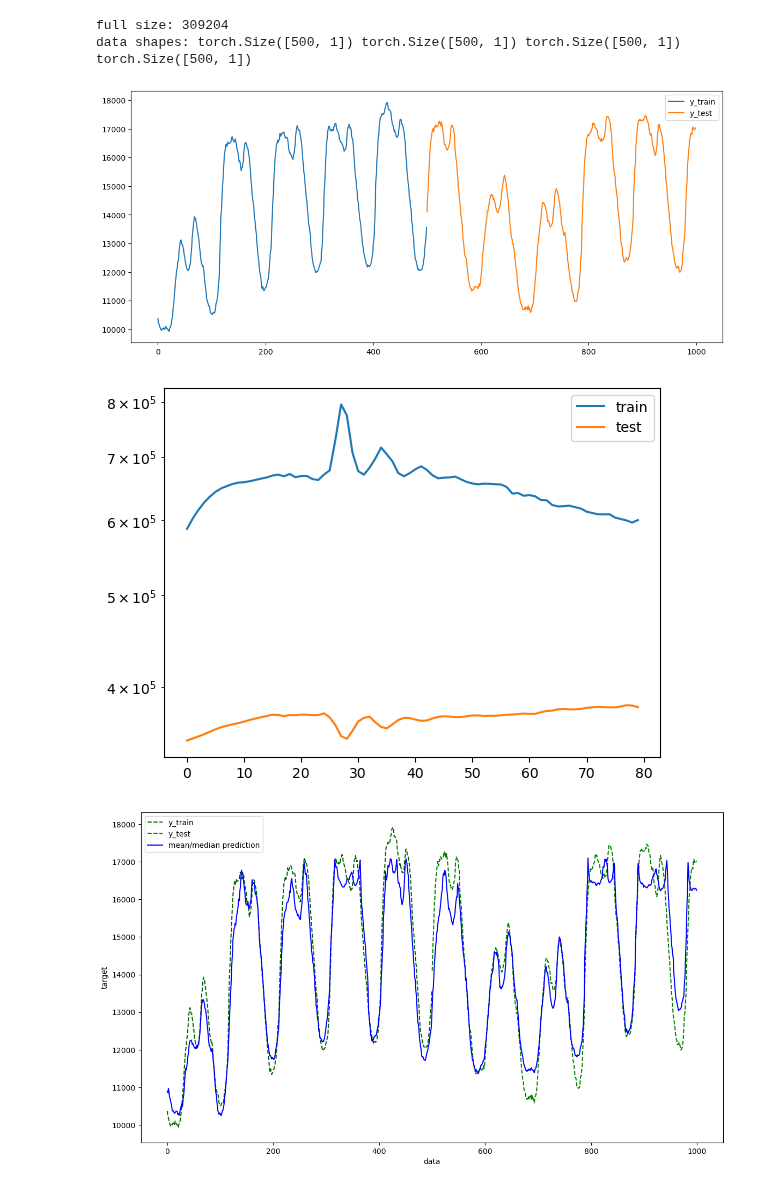
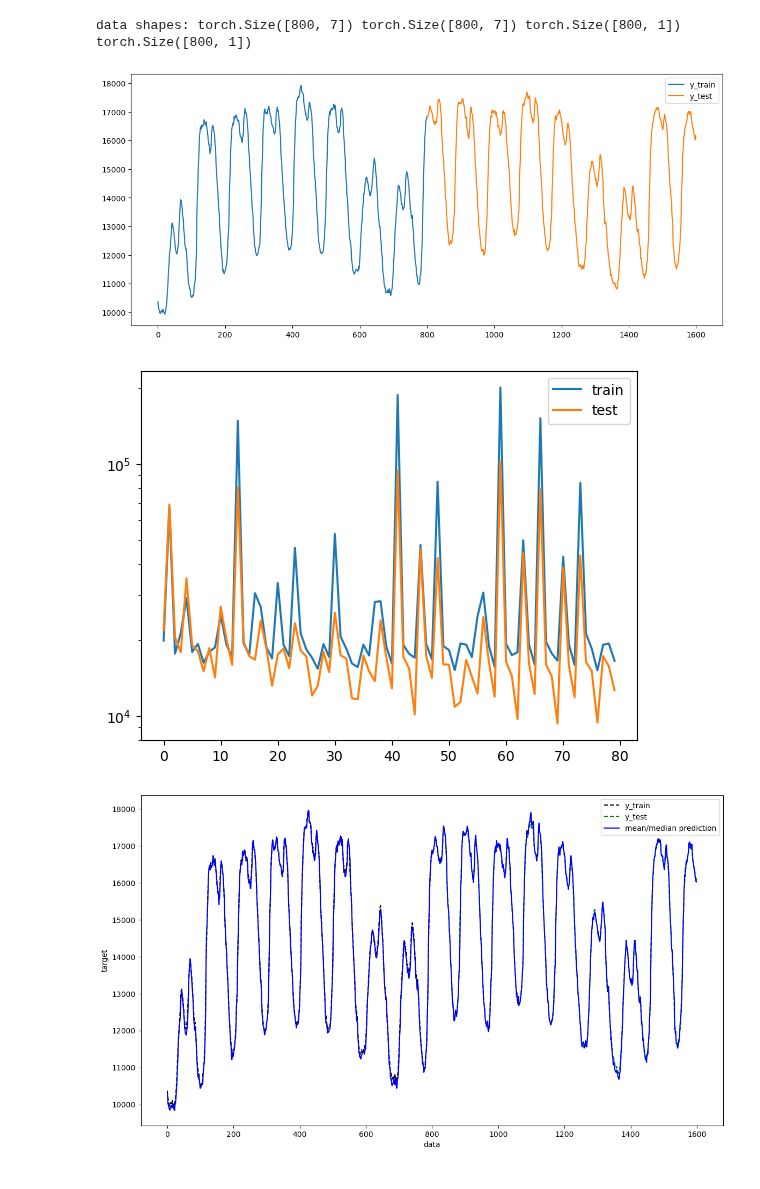
Before and after one commit to MischaDy/electricity-uq, a Jupyter notebook: laplace_bugfix_test3.ipynb, the cells around one changed output. Saved outputs shown, nothing was run; the diff lists cells and outputs as text; code cells hidden in the pictures.

```diff
--- a/laplace_bugfix_test3.ipynb
+++ b/laplace_bugfix_test3.ipynb
@@ -52,11 +48,14 @@ def standardize(train_data, *arrays_to_standardize):
 from sklearn.preprocessing import StandardScaler
 
 
-n_datapoints_per_group = 500
+n_datapoints_per_group = 800
 standardize_X = True
 standardize_y = False
 
-X_train, X_test, y_train, y_test, X, y = get_data(n_datapoints_per_group, input_cols=['load_last_week'], output_cols=['load_now'], return_full_data=True)
+X_train, X_test, y_train, y_test, X, y = get_data(n_datapoints_per_group,
+                                                  # input_cols=['load_last_week'],
+                                                  output_cols=['load_to_pred'],
+                                                  return_full_data=True)
 
 if standardize_X:
     X_train, X_test, X = standardize(X_train, X_test, X)
@@ -101,16 +100,11 @@ my_plot(X_train, X_test, y_train, y_test)
 
 # f()
 # %% [output]
-full size: 309204
-data shapes: torch.Size([500, 1]) torch.Size([500, 1]) torch.Size([500, 1]) torch.Size([500, 1])
+data shapes: torch.Size([800, 7]) torch.Size([800, 7]) torch.Size([800, 1]) torch.Size([800, 1])
-[figure, old version]
+[figure, new version]
 # %%
 # DEFs
 
-# # for Colab:
-# !pip install statsmodels
-
-from statsmodels.tools.eval_measures import mse
 import pandas as pd
 from torch.utils.data import TensorDataset, DataLoader
 
@@ -125,6 +119,11 @@ def _get_train_loader(X_train, y_train, batch_size):
     train_dataset = TensorDataset(X_train, y_train)
     train_loader = DataLoader(train_dataset, batch_size=batch_size)
     return train_loader
+
+
+def mse(y_pred, y_test):
+    return torch.mean((y_pred - y_test) ** 2).item()
+
 
 def train_base_model(lr=1e-2):
     dim_in, dim_out = X_train.shape[-1], y_train.shape[-1]
@@ -156,7 +155,7 @@ def train_base_model(lr=1e-2):
                 model.eval()
                 with torch.no_grad():
                     test_preds = model(X_test_tensor)  # .detach()
-                test_loss = mse(test_preds, y_test).item()
+                test_loss = mse(test_preds, y_test)  # .item()
                 test_losses.append(test_loss)
         except ZeroDivisionError:
             pass
@@ -186,7 +185,7 @@ def plot_base_performance(y_preds):
 
     # ax.plot(x_plot_train, X_train, label='X_train')
     # ax.plot(x_plot_test, X_test, label='X_test')
-    ax.plot(x_plot_train, y_train, label='y_train', linestyle="dashed", color="darkgreen")
+    ax.plot(x_plot_train, y_train, label='y_train', linestyle="dashed", color="black")
     ax.plot(x_plot_test, y_test, label='y_test', linestyle="dashed", color="green")
 
     ax.plot(x_plot_uq, y_preds, label=f"mean/median prediction", color="blue")
@@ -206,46 +205,46 @@ import more_itertools
 
 random_state = 711
 N_EPOCHS = 1000
-batch_size = 50
+batch_size = 20
 
 verbose = True
 hidden_layer_size = 50
-num_hidden_layers = 3
+num_hidden_layers = 2
 activation = torch.nn.LeakyReLU
 
 train_loss_iter = N_EPOCHS // 100
 test_loss_iter = train_loss_iter
 
-lr = 1e-2
+lr = 1e-3
 
 
 def model_builder(dim_in, hidden_layer_size, dim_out):
     layers = [torch.nn.Linear(dim_in, hidden_layer_size), activation()]
     layers.append([
         [torch.nn.Linear(hidden_layer_size, hidden_layer_size), activation()]
         for layer in range(num_hidden_layers)
     ])
     layers.append(torch.nn.Linear(hidden_layer_size, dim_out))
     model = torch.nn.Sequential(*more_itertools.collapse(layers))
     model = model.float()
     return model
 
 torch.manual_seed(random_state)
 
 base_model, train_losses, test_losses = train_base_model(lr)
 base_model.eval()
 
 loss_skip = 20
 plot_training_progress(train_losses[loss_skip:], test_losses[loss_skip:])
 
 
 def test(X, base_model):
     X_input = X.detach()
     y_preds = base_model(X_input).detach()
     plot_base_performance(y_preds)
 
 test(X, base_model)
 # %% [output]
-[figure, old version]
+[figure, new version]
-[figure, old version]
+[figure, new version]
 # %%
```
Also changed, not shown: parts of 2 cells of this notebook.
